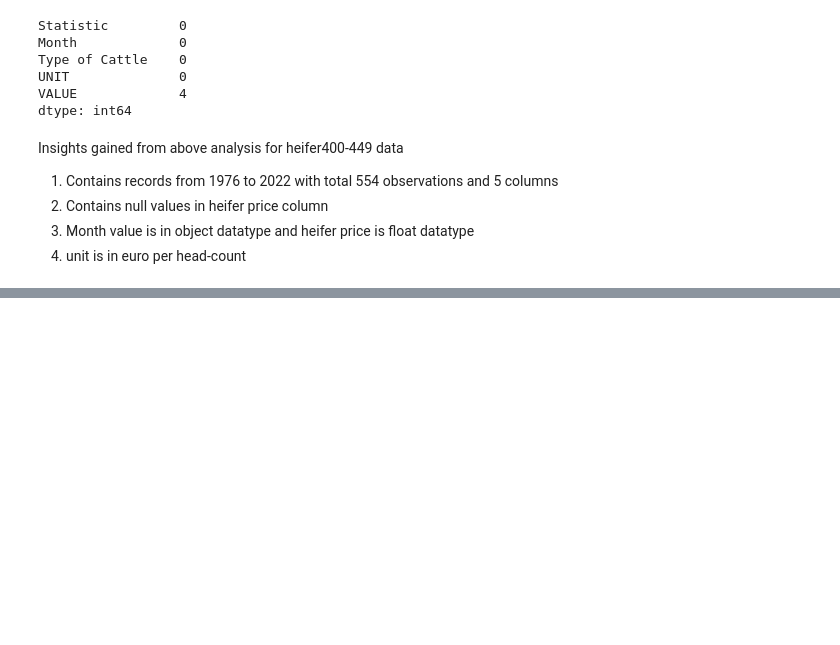
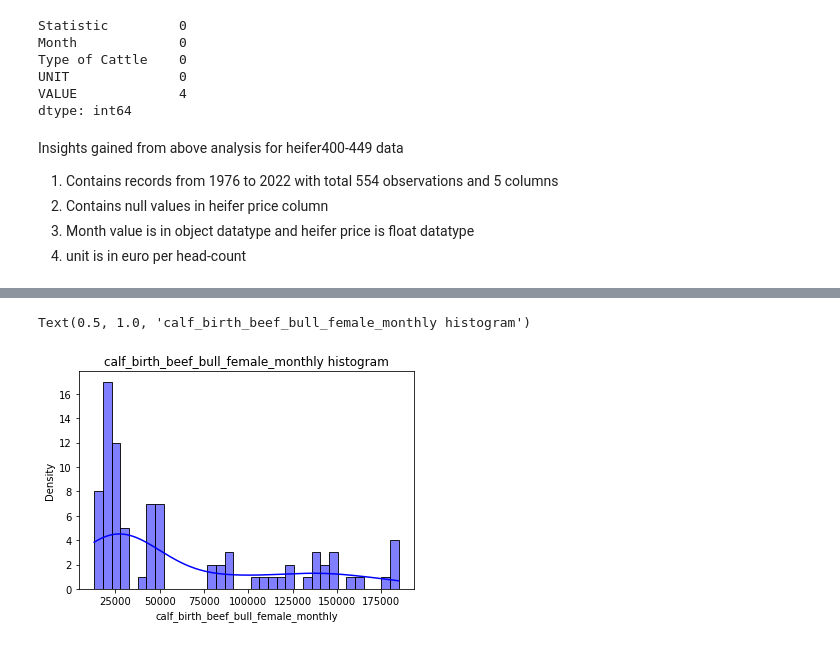
Before and after one commit to dhanya555/CA2, a Jupyter notebook: Integrated_CA2_Individual_Version1.ipynb, the cells around one changed output, grey strips where cells are left out. Cells and saved outputs as stored; diff of their text form; code cells hidden in the pictures; blank space fills up the shorter version.

```diff
--- a/Integrated_CA2_Individual_Version1.ipynb
+++ b/Integrated_CA2_Individual_Version1.ipynb
@@ -1164,0 +2115,9 @@ Insights gained from above analysis for heifer400-449 data
+# %%
+#plot the histogram of the calf_birth_beef_bull_female_monthly dataframe.
+sns.histplot(calf_birth_beef_bull_female_monthly['Beef Bull Female count'],kde=True,bins=35,color ='blue')
+plt.xlabel('calf_birth_beef_bull_female_monthly')
+plt.ylabel('Density')
+plt.title('calf_birth_beef_bull_female_monthly histogram')
+# %% [output]
+Text(0.5, 1.0, 'calf_birth_beef_bull_female_monthly histogram')
+[figure, added]
```
Also changed, not shown: parts of 143 cells of this notebook, 1 other file.
